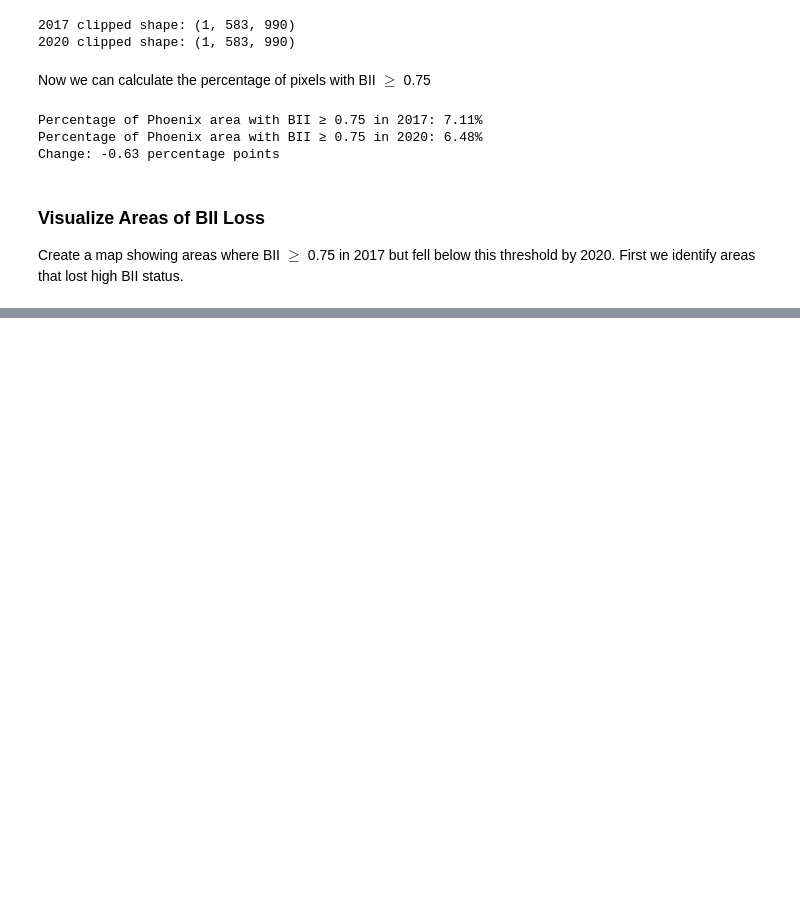
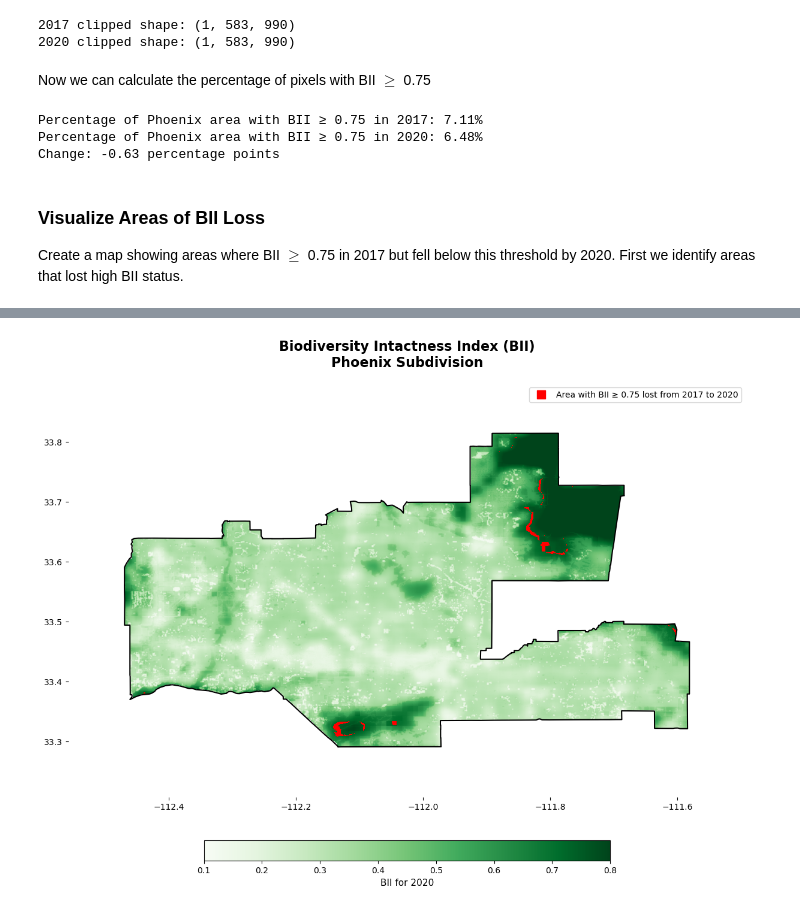
Before and after one commit to rellimylime/phoenix-biodiversity-urban-impact, a Jupyter notebook: bii_analysis.ipynb, the cells around one changed output, grey strips where cells are left out. Saved outputs shown, nothing was run; the diff lists cells and outputs as text; code cells hidden in the pictures; blank space fills up the shorter version.

Commit message:
Finish visualization and summarize results

```diff
--- a/bii_analysis.ipynb
+++ b/bii_analysis.ipynb
@@ -365,0 +278,74 @@ plt.show()
+# %%
+# Create figure and axis
+fig, ax = plt.subplots(figsize = (12, 10))
+
+# Plot 2020 BII as green background
+im1 = ax.imshow(
+    bii_2020_clipped.squeeze().values,
+    cmap = 'Greens',
+    vmin = 0.1,
+    vmax = 0.8,
+    extent = [
+        bii_2020_clipped.longitude.min(),
+        bii_2020_clipped.longitude.max(),
+        bii_2020_clipped.latitude.min(),
+        bii_2020_clipped.latitude.max()
+    ],
+    aspect = 'auto',
+    origin = 'upper'
+)
+
+# Create a custom colormap that's just bright red
+from matplotlib.colors import ListedColormap
+red_cmap = ListedColormap(['red'])
+
+# Overlay loss areas in red
+ax.imshow(
+    loss_viz.values,
+    cmap = red_cmap,
+    vmin = 0.0,
+    vmax = 1.0,
+    extent = [
+        loss_viz.longitude.min(),
+        loss_viz.longitude.max(),
+        loss_viz.latitude.min(),
+        loss_viz.latitude.max()
+    ],
+    aspect = 'auto',
+    origin = 'upper'
+)
+
+# Add Phoenix boundary
+for geom in phoenix_raster_crs.geometry:
+    ax.plot(*geom.exterior.xy, color='black', linewidth=1.5)
+
+# Zoom out
+x_min, x_max = ax.get_xlim()
+y_min, y_max = ax.get_ylim()
+x_range = x_max - x_min
+y_range = y_max - y_min
+ax.set_xlim(x_min - 0.10 * x_range, x_max + 0.10 * x_range)
+ax.set_ylim(y_min - 0.10 * y_range, y_max + 0.10 * y_range)
+
+# Add colorbar at bottom
+cbar = plt.colorbar(im1, ax = ax, orientation = 'horizontal', pad = 0.08, shrink = 0.6)
+cbar.set_label('BII for 2020', fontsize = 11)
+
+# Title
+ax.set_title('Biodiversity Intactness Index (BII)\nPhoenix Subdivision',
+             fontsize = 16, fontweight = 'bold', pad = 20)
+
+# Regular legend
+ax.plot([], [], 's', color = 'red', markersize = 10, label = 'Area with BII ≥ 0.75 lost from 2017 to 2020')
+ax.legend(loc = 'upper right', frameon = True)
+
+# Remove frame but keep axis labels
+ax.spines['top'].set_visible(False)
+ax.spines['right'].set_visible(False)
+ax.spines['bottom'].set_visible(False)
+ax.spines['left'].set_visible(False)
+
+plt.tight_layout()
+plt.show()
+# %% [output]
+[figure, added]
```
Also changed, not shown: parts of 5 cells of this notebook.
